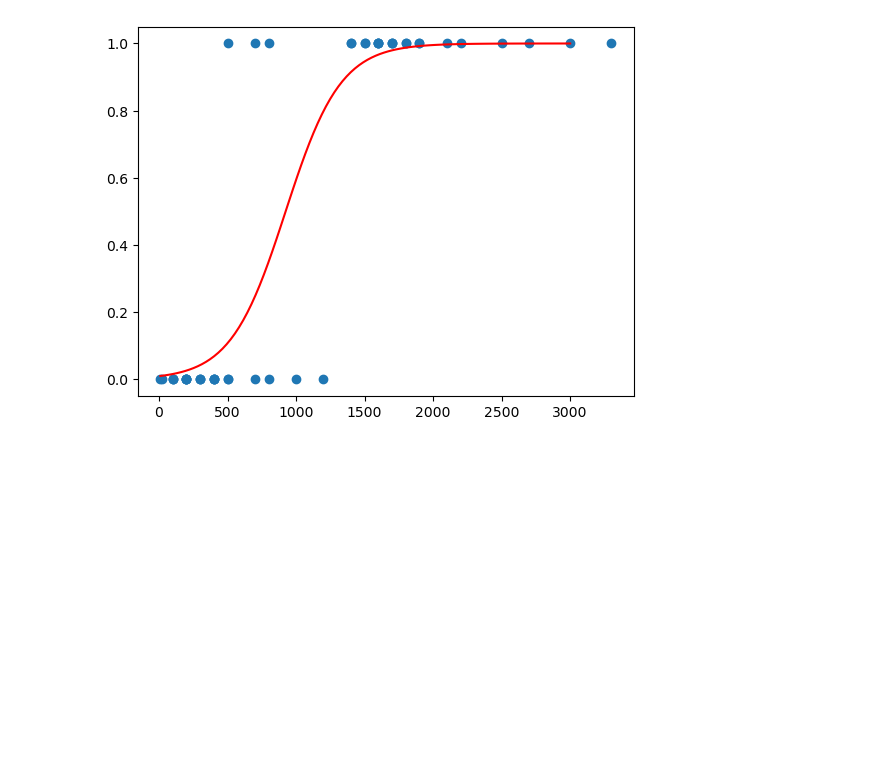
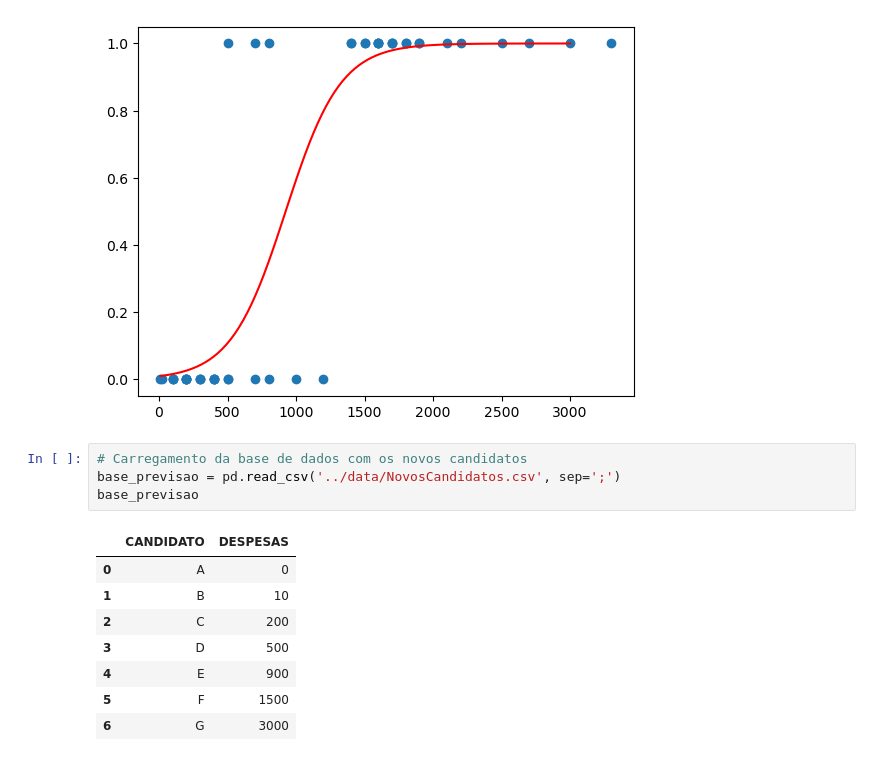
Before and after one commit to RodrigoD4v/pratica_regressao_logistica, a Jupyter notebook: notebooks/pratica_regressao_logistica.ipynb, the cells around one changed output. Saved outputs shown, nothing was run; the diff lists cells and outputs as text; blank space fills up the shorter version.

Commit message:
carregamento da nova base de dados, mudançao de dados para o formato de matriz e realização de previsões com dados originais

```diff
--- a/notebooks/pratica_regressao_logistica.ipynb
+++ b/notebooks/pratica_regressao_logistica.ipynb
@@ -79,3 +79,16 @@ plt.plot(X_teste, r, color ='red')
 # %% [output]
 [<matplotlib.lines.Line2D at 0x...>]
 [figure]
+# %%
+# Carregamento da base de dados com os novos candidatos
+base_previsao = pd.read_csv('../data/NovosCandidatos.csv', sep=';')
+base_previsao
+# %% [output]
+|  | CANDIDATO | DESPESAS |
+| 0 | A | 0 |
+| 1 | B | 10 |
+| 2 | C | 200 |
+| 3 | D | 500 |
+| 4 | E | 900 |
+| 5 | F | 1500 |
+| 6 | G | 3000 |
```
Also changed, not shown: parts of 2 cells of this notebook.
